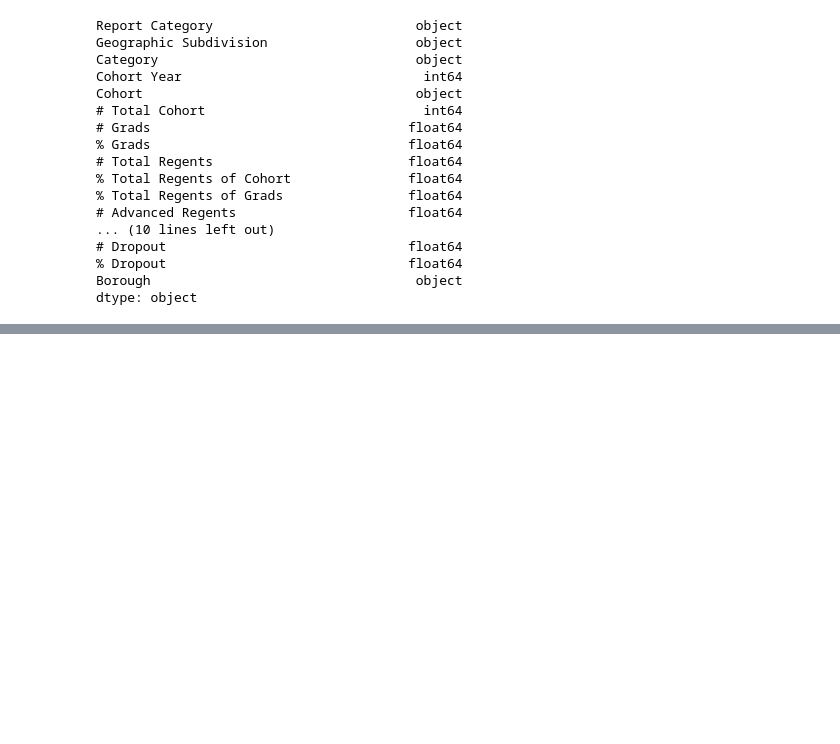
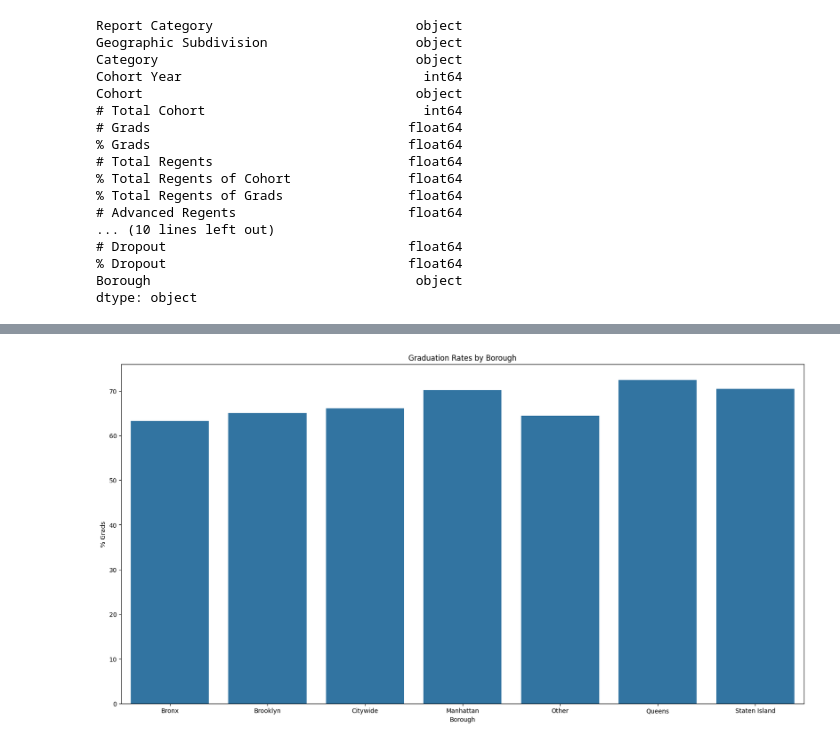
Before and after one commit to nicolerodriguez16/gwc-give-back-project, a Jupyter notebook: visuals/graduation_visuals.ipynb, the cells around one changed output, grey strips where cells are left out. Saved outputs shown, nothing was run; the diff lists cells and outputs as text; code cells hidden in the pictures; blank space fills up the shorter version.

```diff
--- a/visuals/graduation_visuals.ipynb
+++ b/visuals/graduation_visuals.ipynb
@@ -356,0 +152,10 @@ plt.show()
+# %%
+graduation_rates = df_grad.groupby('Borough')['% Grads'].mean().reset_index()
+plt.figure(figsize=(20, 10))
+sns.barplot(data=graduation_rates, x='Borough', y='% Grads')
+plt.title('Graduation Rates by Borough')
+plt.xlabel('Borough')
+plt.ylabel('% Grads')
+plt.show()
+# %% [output]
+[figure, added]
```
Also changed, not shown: parts of 23 cells of this notebook.
